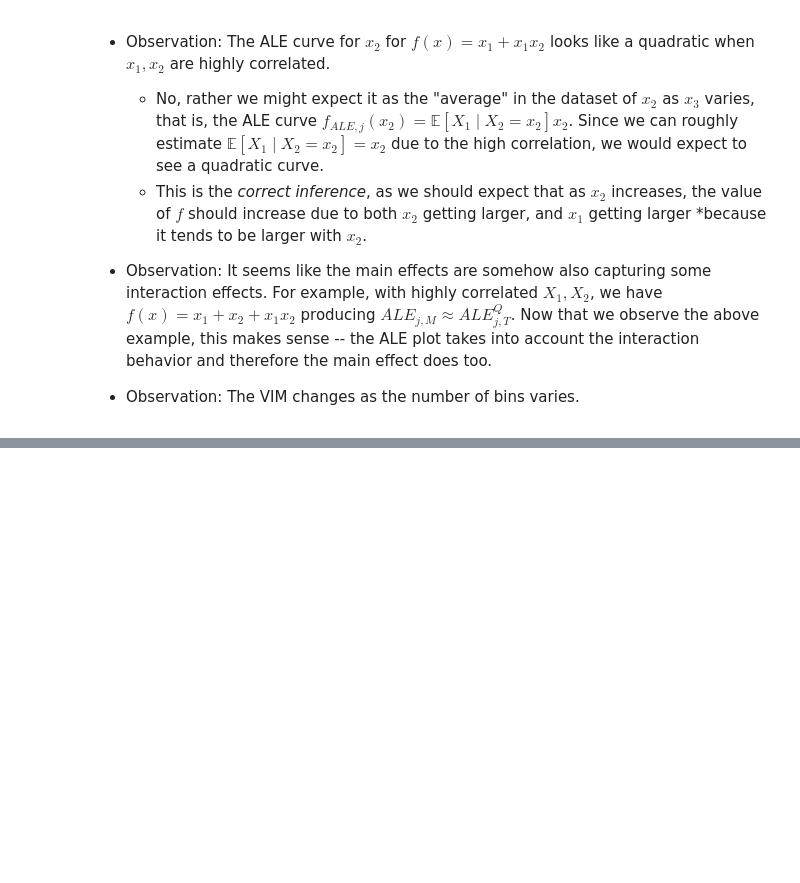
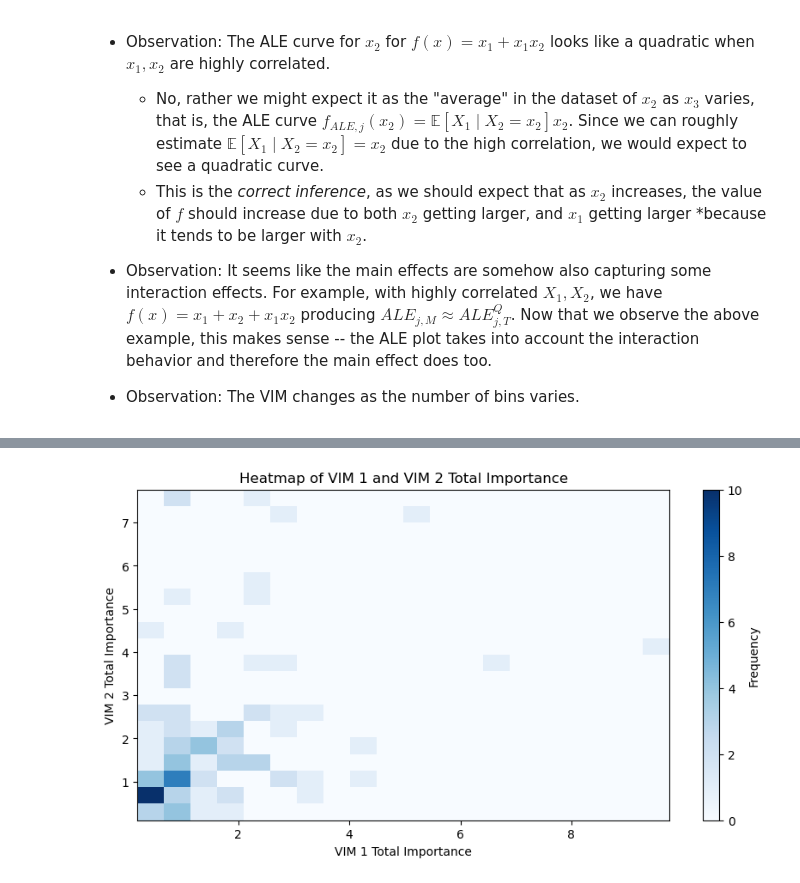
Before and after one commit to dawsonren/ExplainableML, a Jupyter notebook: examine.ipynb, the cells around one changed output, grey strips where cells are left out. Saved outputs shown, nothing was run; the diff lists cells and outputs as text; code cells hidden in the pictures; blank space fills up the shorter version.

```diff
--- a/examine.ipynb
+++ b/examine.ipynb
@@ -142,3 +121,14 @@ X1 Total Quantile Importance: 1.96, X2 Total Quantile Importance: 2.01
+# %%
+# plot heatmap of vim_1_totals and vim_2_totals
+plt.figure(figsize=(10, 5))
+plt.hist2d(vim_1_totals, vim_2_totals, bins=20, cmap='Blues')
+plt.colorbar(label='Frequency')
+plt.xlabel('VIM 1 Total Importance')
+plt.ylabel('VIM 2 Total Importance')
+plt.title('Heatmap of VIM 1 and VIM 2 Total Importance')
+plt.show()
+# %% [output]
+[figure, added]
 # %%
 vim_1_modified_total = ale_connected_modified_total(f, X, 1, bins=bins)
 vim_2_modified_total = ale_connected_modified_total(f, X, 2, bins=bins)
```
Also changed, not shown: parts of 11 cells of this notebook, 2 other files.
